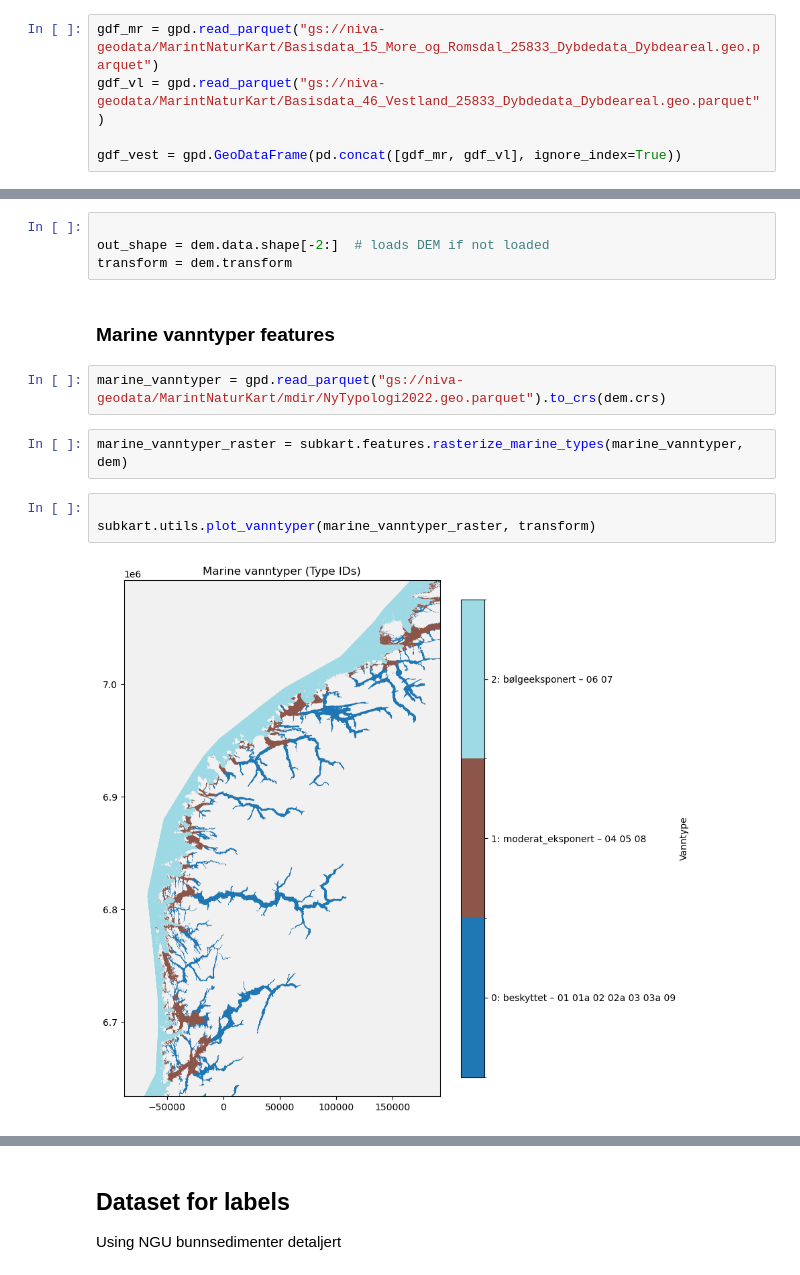
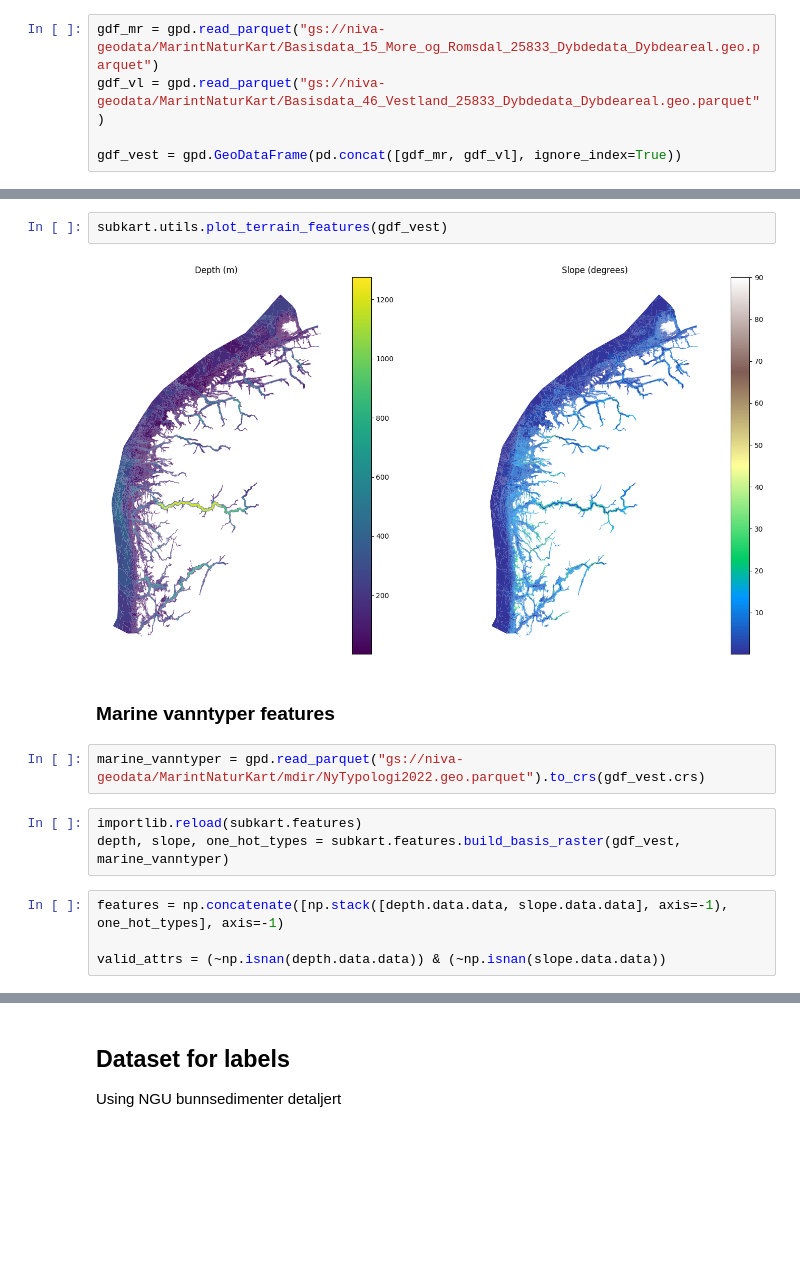
Before and after one commit to NIVANorge/marint-naturkart-niva, a Jupyter notebook: notebooks/02_modelling.ipynb, the cells around one changed output, grey strips where cells are left out. Cells and saved outputs as stored; diff of their text form; blank space fills up the shorter version.

```diff
--- a/notebooks/02_modelling.ipynb
+++ b/notebooks/02_modelling.ipynb
@@ -142,17 +75,17 @@ plt.show()
-# %%
-
-out_shape = dem.data.shape[-2:]  # loads DEM if not loaded
-transform = dem.transform
+# %%
+subkart.utils.plot_terrain_features(gdf_vest)
+# %% [output]
+[figure, added]
 # %% [markdown]
 ### Marine vanntyper features
 # %%
-marine_vanntyper = gpd.read_parquet("gs://niva-geodata/MarintNaturKart/mdir/NyTypologi2022.geo.parquet").to_crs(dem.crs)
+marine_vanntyper = gpd.read_parquet("gs://niva-geodata/MarintNaturKart/mdir/NyTypologi2022.geo.parquet").to_crs(gdf_vest.crs)
+# %%
+importlib.reload(subkart.features)
+depth, slope, one_hot_types = subkart.features.build_basis_raster(gdf_vest, marine_vanntyper)
 # %%
-marine_vanntyper_raster = subkart.features.rasterize_marine_types(marine_vanntyper, dem)
+features = np.concatenate([np.stack([depth.data.data, slope.data.data], axis=-1), one_hot_types], axis=-1)
+
+valid_attrs = (~np.isnan(depth.data.data)) & (~np.isnan(slope.data.data))
-# %%
-
-subkart.utils.plot_vanntyper(marine_vanntyper_raster, transform)
-# %% [output]
-[figure, removed]
 # %%
 
```
Also changed, not shown: parts of 10 cells of this notebook, 4 other files.
